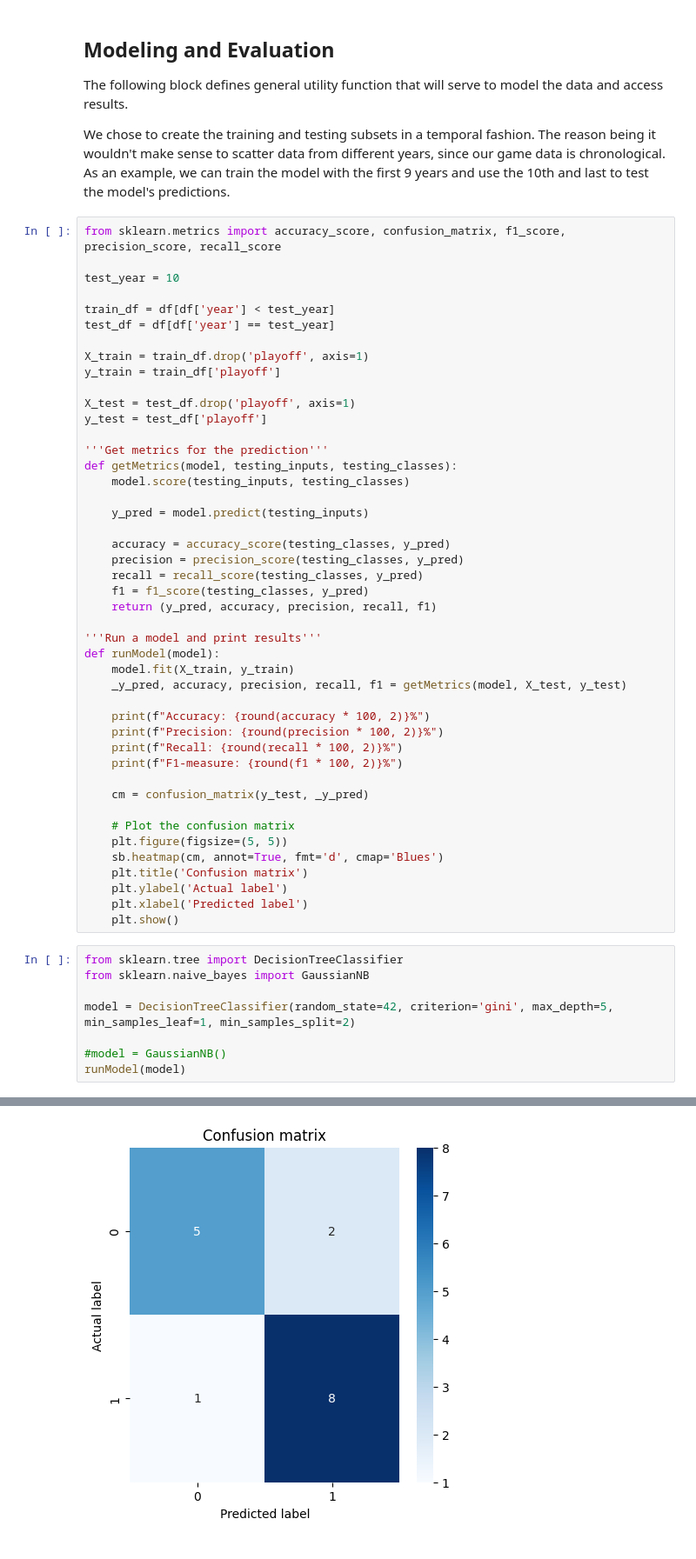
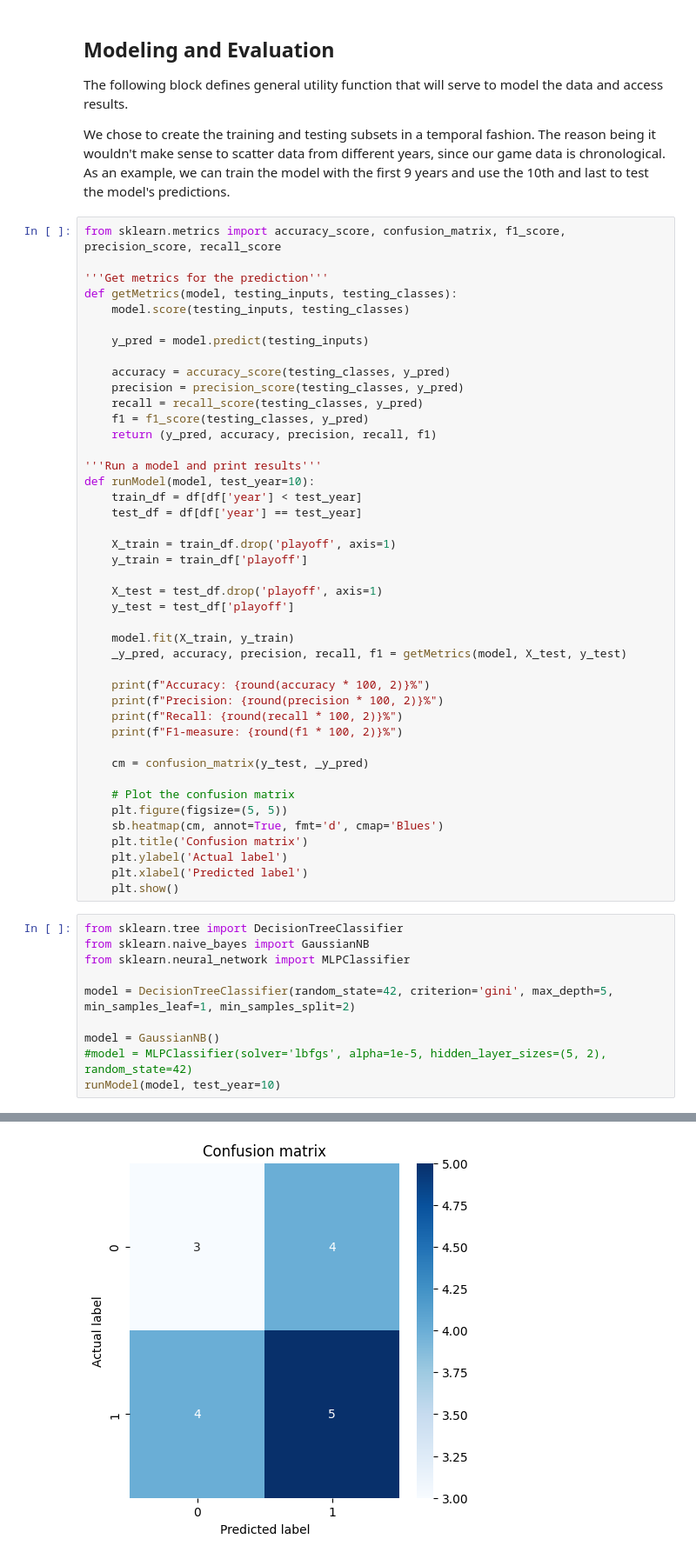
Before and after one commit to MartimHenriques/feup-machine-learning, a Jupyter notebook: src/pipeline.ipynb, the cells around one changed output, grey strips where cells are left out. Shown at 87% size. Saved outputs shown, nothing was run; the diff lists cells and outputs as text.

```diff
--- a/src/pipeline.ipynb
+++ b/src/pipeline.ipynb
@@ -169,17 +219,6 @@ The reason being it wouldn't make sense to scatter data from different years, si
 As an example, we can train the model with the first 9 years and use the 10th and last to test the model's predictions.
 # %%
 from sklearn.metrics import accuracy_score, confusion_matrix, f1_score, precision_score, recall_score
-
-test_year = 10
-
-train_df = df[df['year'] < test_year]
-test_df = df[df['year'] == test_year]
-
-X_train = train_df.drop('playoff', axis=1)
-y_train = train_df['playoff']
-
-X_test = test_df.drop('playoff', axis=1)
-y_test = test_df['playoff']
 
 '''Get metrics for the prediction'''
 def getMetrics(model, testing_inputs, testing_classes):
@@ -194,7 +233,16 @@ def getMetrics(model, testing_inputs, testing_classes):
     return (y_pred, accuracy, precision, recall, f1)
 
 '''Run a model and print results'''
-def runModel(model):
+def runModel(model, test_year=10):
+    train_df = df[df['year'] < test_year]
+    test_df = df[df['year'] == test_year]
+
+    X_train = train_df.drop('playoff', axis=1)
+    y_train = train_df['playoff']
+
+    X_test = test_df.drop('playoff', axis=1)
+    y_test = test_df['playoff']
+
     model.fit(X_train, y_train)
     _y_pred, accuracy, precision, recall, f1 = getMetrics(model, X_test, y_test)
 
@@ -215,9 +263,11 @@ def runModel(model):
 # %%
 from sklearn.tree import DecisionTreeClassifier
 from sklearn.naive_bayes import GaussianNB
+from sklearn.neural_network import MLPClassifier
 
 model = DecisionTreeClassifier(random_state=42, criterion='gini', max_depth=5, min_samples_leaf=1, min_samples_split=2)
 
-#model = GaussianNB()
-runModel(model)
+model = GaussianNB()
+#model = MLPClassifier(solver='lbfgs', alpha=1e-5, hidden_layer_sizes=(5, 2), random_state=42)
+runModel(model, test_year=10)
 # %% [output]
@@ -228,4 +278,4 @@ F1-measure: 84.21%
-[figure, old version]
+[figure, new version]
 # %% [markdown]
 ### References
 
```
Also changed, not shown: parts of 10 cells of this notebook, 1 other file.
